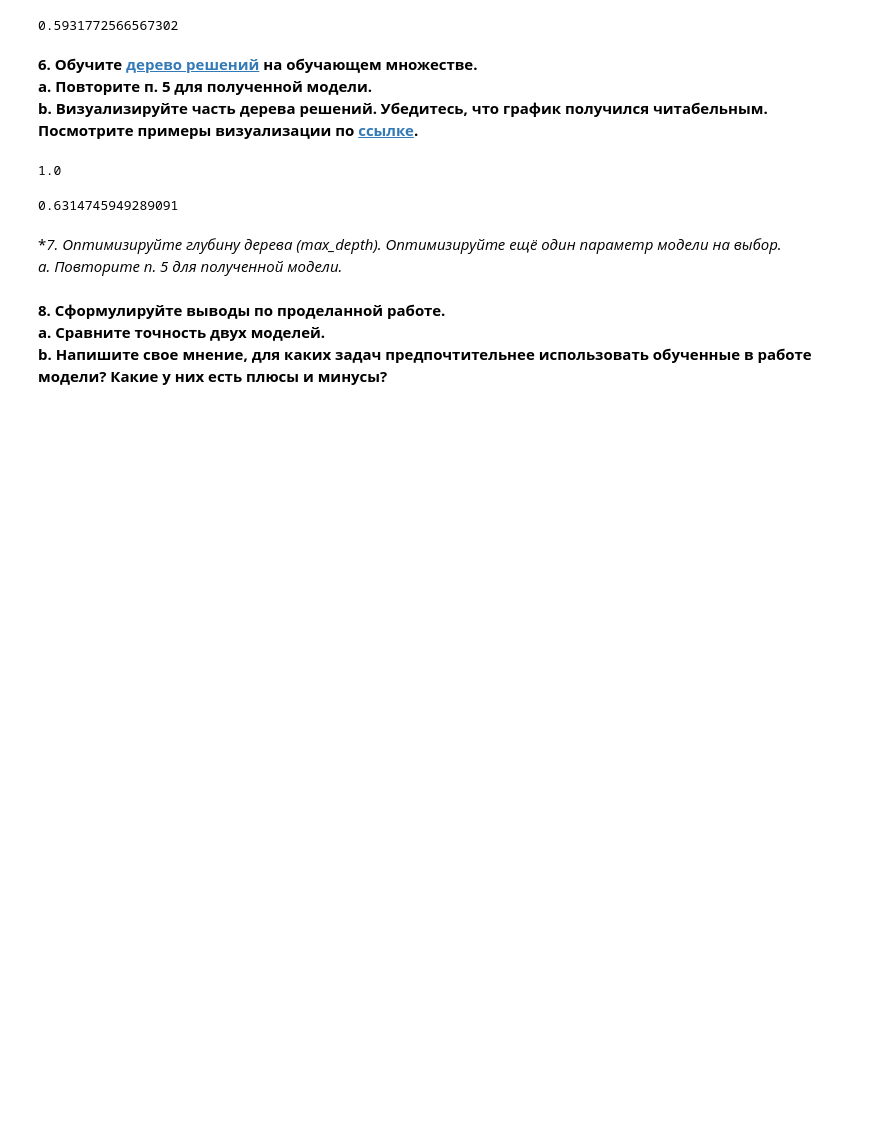
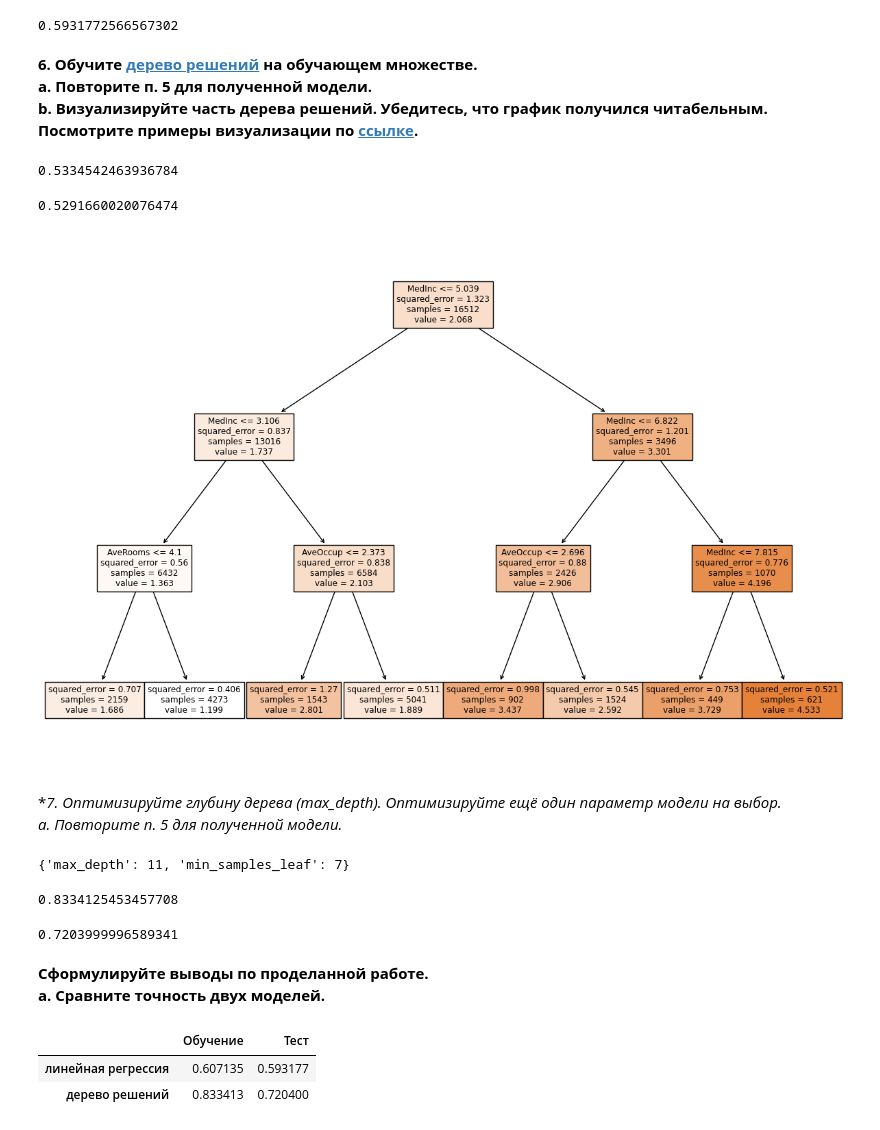
Before and after one commit to adtitovich/dsml-17, a Jupyter notebook: m6.ipynb, the cells around one changed output. Drawn from its saved outputs; the diff is of its cells as text; code cells hidden in the pictures; blank space fills up the shorter version.

```diff
--- a/m6.ipynb
+++ b/m6.ipynb
@@ -24,5 +19,8 @@ from sklearn.tree import DecisionTreeRegressor
 # %%
-X, y = fetch_california_housing(return_X_y=True, as_frame=True)
+housing = fetch_california_housing(as_frame=True)
+X = housing.data
+y = housing.target
+#= fetch_california_housing(return_X_y=True, as_frame=True)
 # %%
 X.head()
 # %% [output]
@@ -84,6 +67,8 @@ X.describe()
 | 75% | 4.743250 | 37.000000 | 6.052381 | 1.099526 | 1725.000000 | 3.282261 | 37.710000 | -118.010000 |
 | max | 15.000100 | 52.000000 | 141.909091 | 34.066667 | 35682.000000 | 1243.333333 | 41.950000 | -114.310000 |
 # %%
-X[['Population']] = RobustScaler().fit_transform(X[['Population']])
+scaller = RobustScaler()
+scaller.set_output(transform = 'pandas')
+X['Population'] = scaller.fit_transform(X[['Population']])
 X.describe()
 # %% [output]
@@ -123,11 +111,33 @@ treereg = DecisionTreeRegressor().fit(X_train, y_train)
+# %%
+# выставим max_depth = 3 для того, что бы график получился читабельный
+regr = tree.DecisionTreeRegressor(max_depth = 3)
+model_tree = regr.fit(X_train, y_train)
 # %%
-treereg.score(X_train, y_train)
+model_tree.score(X_train, y_train)
 # %% [output]
-1.0
+0.5334542463936784
 # %%
-treereg.score(X_test, y_test)
+model_tree.score(X_test, y_test)
 # %% [output]
-0.6314745949289091
+0.5291660020076474
+# %%
+fig = plt.figure(figsize=(15,10))
+_ = tree.plot_tree(regr, feature_names=housing.feature_names, filled=True)
+# %% [output]
+[figure, added]
 # %% [markdown]
 **7. Оптимизируйте глубину дерева (max_depth). *Оптимизируйте ещё один параметр модели на выбор.
 a. Повторите п. 5 для полученной модели.**
+# %%
+# подберем оптимальные параметры max_depth и min_samples_leaf с помощью GridSearchCV
+parameters = { 'max_depth': range (1,20),
+              'min_samples_leaf': range (1,8)}
+
+regr = tree.DecisionTreeRegressor()
+grid = GridSearchCV(regr, parameters, cv=5)
+grid.fit(X_train, y_train)
+
+# оптимальные параметры модели
+grid.best_params_
+# %% [output]
+{'max_depth': 11, 'min_samples_leaf': 7}
@@ -134,4 +149,17 @@ a. Повторите п. 5 для полученной модели.**
+# %%
+model_tree.score(X_train, y_train)
+# %% [output]
+0.8334125453457708
+# %%
+model_tree.score(X_test, y_test)
+# %% [output]
+0.7203999996589341
 # %% [markdown]
-**8. Сформулируйте выводы по проделанной работе.
-a. Сравните точность двух моделей.
-b. Напишите свое мнение, для каких задач предпочтительнее использовать обученные в работе модели? Какие у них есть плюсы и минусы?**
+**Сформулируйте выводы по проделанной работе.
+a. Сравните точность двух моделей.**
+# %%
+pd.DataFrame({'Обучение':[model_lr.score(X_train, y_train), model_tree.score(X_train, y_train)], 'Тест':[model_lr.score(X_test, y_test), model_tree.score(X_test, y_test)]}, index = ['линейная регрессия', 'дерево решений'])
+# %% [output]
+|  | Обучение | Тест |
+| линейная регрессия | 0.607135 | 0.593177 |
+| дерево решений | 0.833413 | 0.720400 |
```
Also changed, not shown: parts of 8 cells of this notebook.
